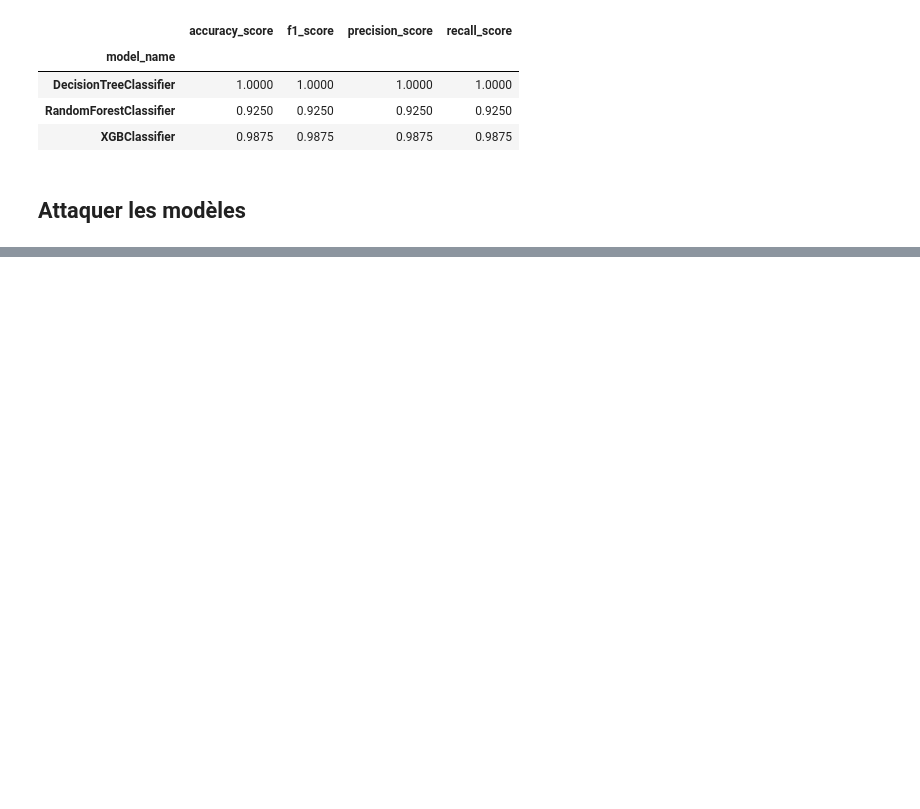
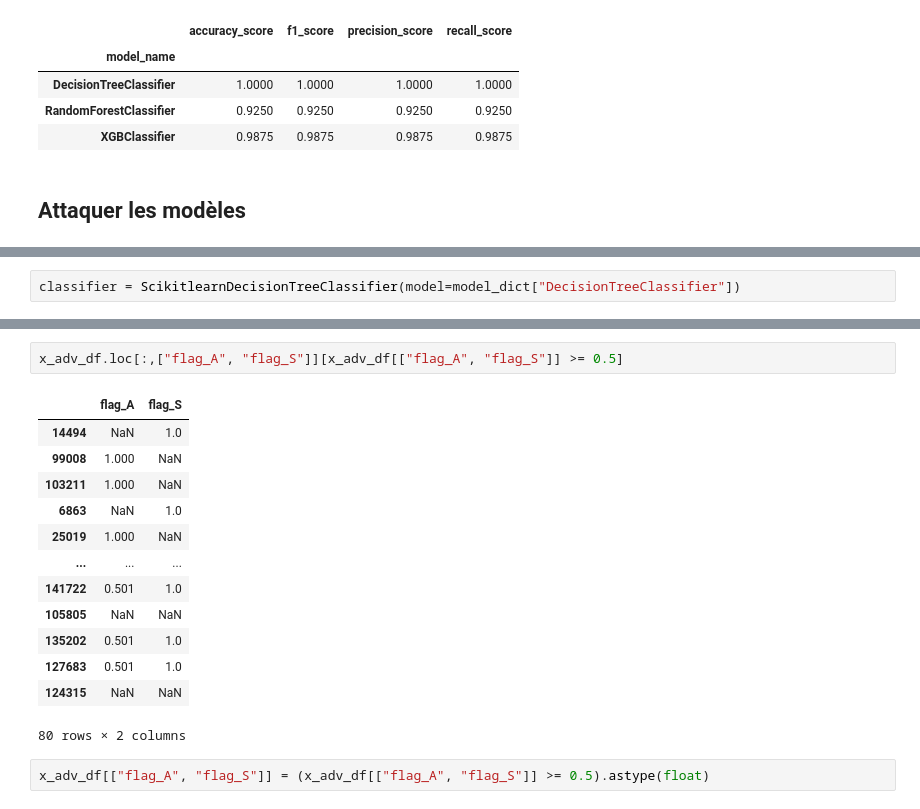
Before and after one commit to nigiva/lre-adversarial-ml-ugr16, a Jupyter notebook: adversarial/adversarial.ipynb, the cells around one changed output, grey strips where cells are left out. Saved outputs shown, nothing was run; the diff lists cells and outputs as text; blank space fills up the shorter version.

```diff
--- a/adversarial/adversarial.ipynb
+++ b/adversarial/adversarial.ipynb
@@ -182,0 +189,2 @@ pd.DataFrame(performance_list).set_index("model_name")
+# %%
+classifier = ScikitlearnDecisionTreeClassifier(model=model_dict["DecisionTreeClassifier"])
@@ -182,0 +233,18 @@ pd.DataFrame(performance_list).set_index("model_name")
+# %%
+x_adv_df.loc[:,["flag_A", "flag_S"]][x_adv_df[["flag_A", "flag_S"]] >= 0.5]
+# %% [output]
+|  | flag_A | flag_S |
+| 14494 | NaN | 1.0 |
+| 99008 | 1.000 | NaN |
+| 103211 | 1.000 | NaN |
+| 6863 | NaN | 1.0 |
+| 25019 | 1.000 | NaN |
+| ... | ... | ... |
+| 141722 | 0.501 | 1.0 |
+| 105805 | NaN | NaN |
+| 135202 | 0.501 | 1.0 |
+| 127683 | 0.501 | 1.0 |
+| 124315 | NaN | NaN |
+80 rows × 2 columns
+# %%
+x_adv_df[["flag_A", "flag_S"]] = (x_adv_df[["flag_A", "flag_S"]] >= 0.5).astype(float)
```
Also changed, not shown: parts of 10 cells of this notebook.
